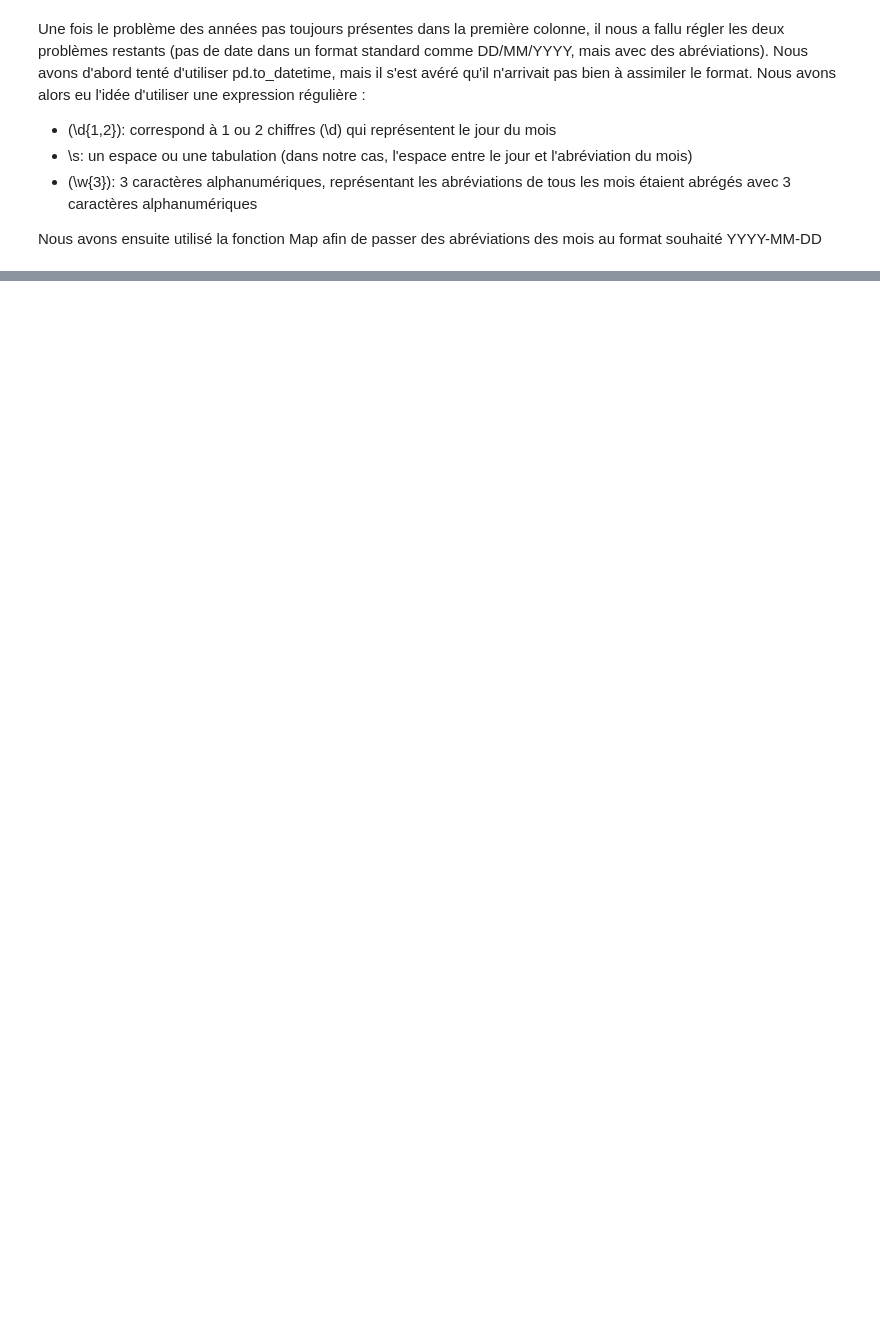
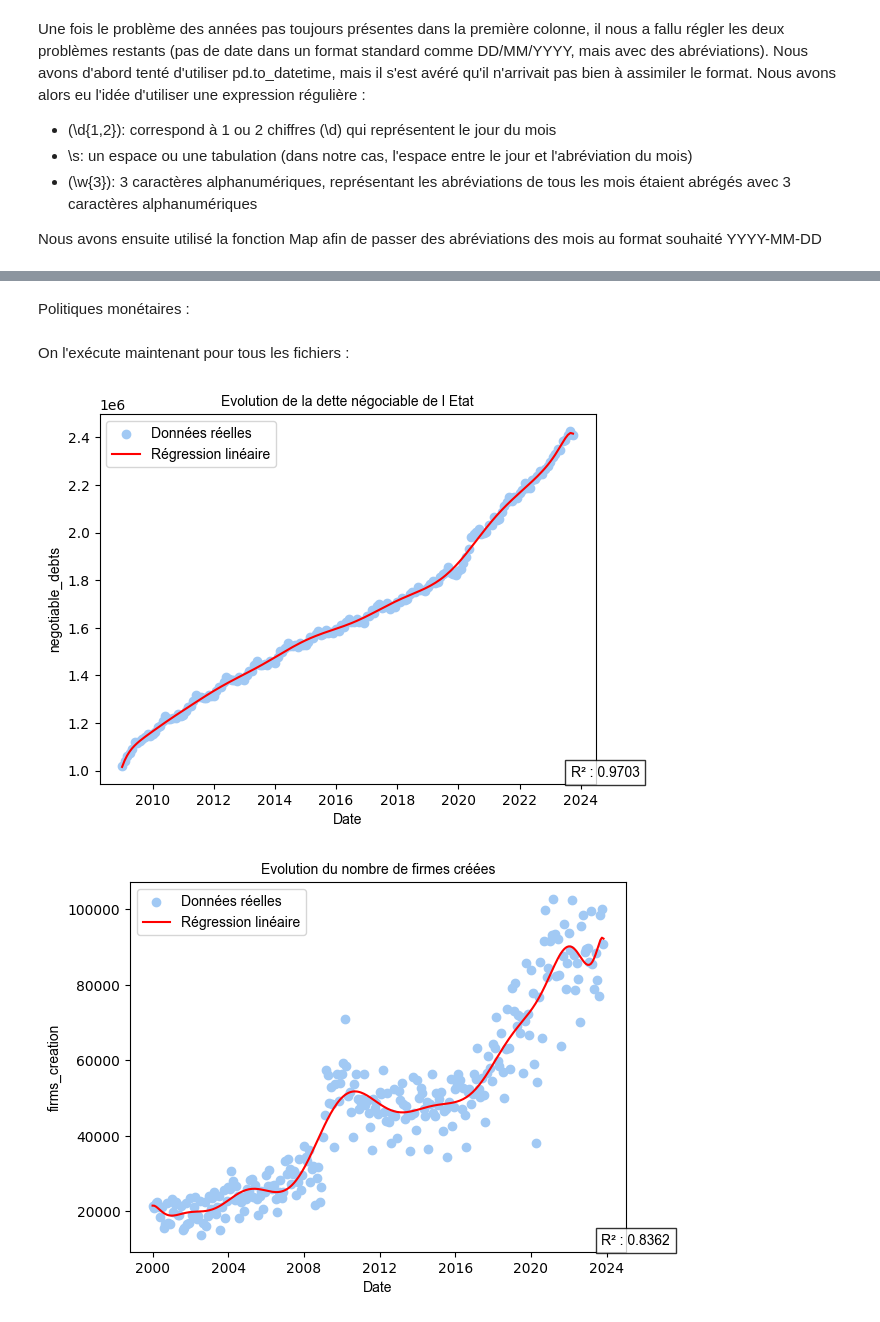
Before and after one commit to MathieuGir/Python_Debt_regression, a Jupyter notebook: main.ipynb, the cells around one changed output, grey strips where cells are left out. Saved outputs shown, nothing was run; the diff lists cells and outputs as text; code cells hidden in the pictures; blank space fills up the shorter version.

```diff
--- a/main.ipynb
+++ b/main.ipynb
@@ -285,0 +376,2 @@ policy_rates_monthly.to_csv('datas/policy_rates_monthly.csv', index=False)
+# %% [markdown]
+Politiques monétaires :
@@ -285,0 +414,20 @@ policy_rates_monthly.to_csv('datas/policy_rates_monthly.csv', index=False)
+# %% [markdown]
+On l'exécute maintenant pour tous les fichiers :
+# %%
+negotiable_debts = pd.read_csv(os.path.join(data_folder + 'negotiable_debts_filtered.csv'))
+bop = pd.read_csv(os.path.join(data_folder, 'BOP_filtered.csv'))
+business_insolvencies = pd.read_csv(os.path.join(data_folder, 'business_insolvencies_filtered.csv'))
+firms_creation = pd.read_csv(os.path.join(data_folder, 'firms_creation_filtered.csv'))
+natality_rate = pd.read_csv(os.path.join(data_folder, 'natality_rate_filtered.csv'))
+unemployment_rate = pd.read_csv(os.path.join(data_folder, 'unemployment_rate_filtered.csv'))
+
+# Utilisation de la fonction avec spécification des noms de fichiers de sortie
+create_scatter_plot(negotiable_debts, 'Evolution de la dette négociable de l Etat', 'Date', 'negotiable_debts', 'negotiable_debts_scatter.png')
+create_scatter_plot(firms_creation, 'Evolution du nombre de firmes créées', 'Date', 'firms_creation', 'firms_creation_scatter.png')
+create_scatter_plot(unemployment_rate, 'Evolution du taux de chômage', 'Date', 'unemployment_rate', 'unemployment_rate_scatter.png')
+create_scatter_plot(bop, 'Evolution de la balance des paiements', 'Date', 'BOP', 'BOP_scatter.png')
+create_scatter_plot(natality_rate, 'Evolution du taux de natalité', 'Date', 'natality_rate', 'natality_rate_scatter.png')
+create_scatter_plot(business_insolvencies, 'Evolution du nombre de défaillances de firmes par date de jugement en France tout secteur confondu', 'Date', 'business_insolvencies', 'business_insolvencies_scatter.png')
+# %% [output]
+[figure, added]
+[figure, added]
```
Also changed, not shown: parts of 15 cells of this notebook, 7 other files.
